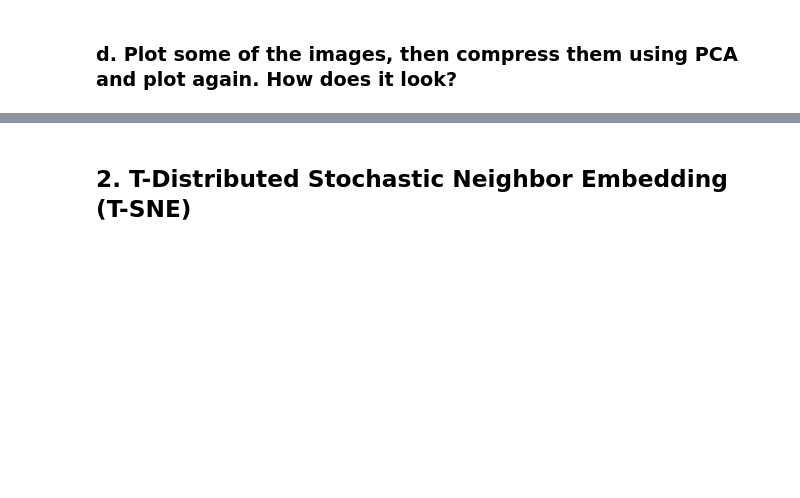
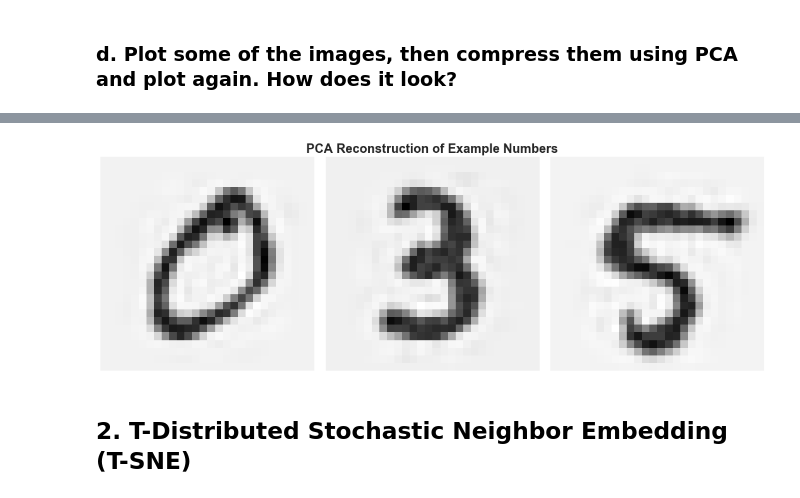
Before and after one commit to asfabiano/byu_econ_applied_machine_learning, a Jupyter notebook: homeworks/HW5/Homework_5.ipynb, the cells around one changed output, grey strips where cells are left out. Saved outputs shown, nothing was run; the diff lists cells and outputs as text; code cells hidden in the pictures; blank space fills up the shorter version.

```diff
--- a/homeworks/HW5/Homework_5.ipynb
+++ b/homeworks/HW5/Homework_5.ipynb
@@ -140,2 +159,20 @@ answer question above...
+# %%
+plt.figure(figsize=(15,5))
+plt.suptitle("PCA Reconstruction of Example Numbers", fontsize=20, y=1.03, fontweight='bold')
+plt.subplot(1,3,1)
+plt.imshow(pca.inverse_transform(X_pca[0]).reshape((28,28)), cmap='Greys')
+plt.xticks([])
+plt.yticks([])
+plt.subplot(1,3,2)
+plt.imshow(pca.inverse_transform(X_pca[64000]).reshape((28,28)), cmap='Greys')
+plt.xticks([])
+plt.yticks([])
+plt.subplot(1,3,3)
+plt.imshow(pca.inverse_transform(X_pca[33000]).reshape((28,28)), cmap='Greys')
+plt.xticks([])
+plt.yticks([])
+plt.tight_layout()
+# %% [output]
+[figure, added]
 # %% [markdown]
 ## 2. T-Distributed Stochastic Neighbor Embedding (T-SNE)
```
Also changed, not shown: parts of 7 cells of this notebook.
